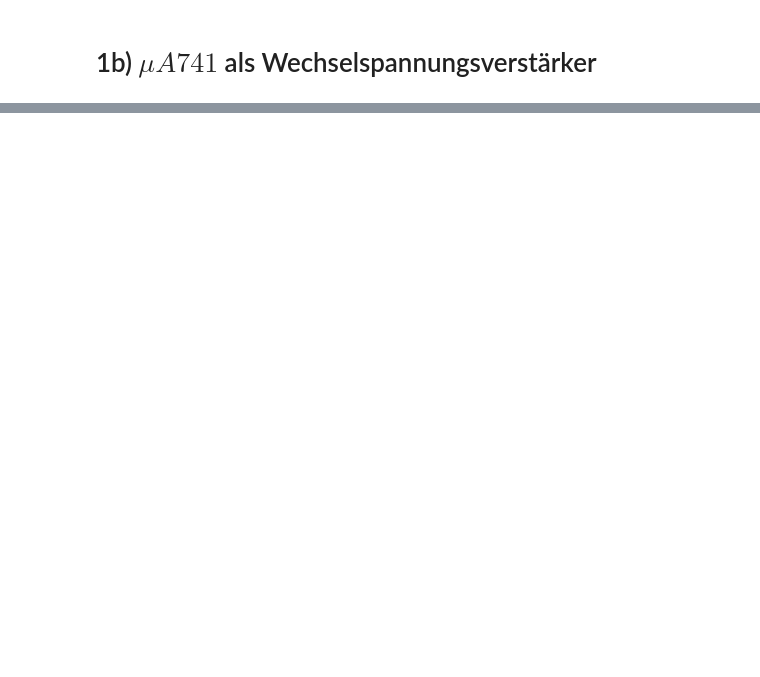
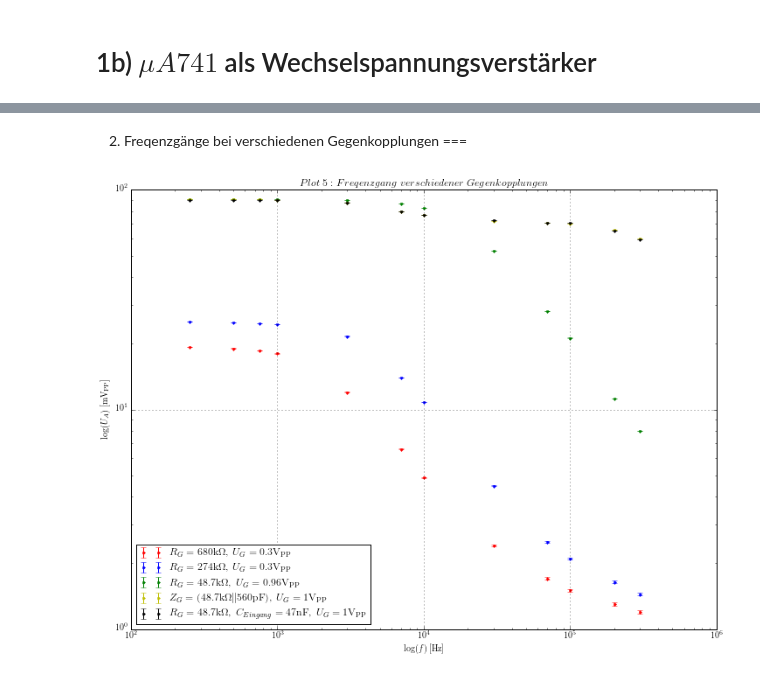
Before and after one commit to krauthex/AP2.2, a Jupyter notebook: v242/v424.ipynb, the cells around one changed output, grey strips where cells are left out. Drawn from its saved outputs; the diff is of its cells as text; code cells hidden in the pictures; blank space fills up the shorter version.

```diff
--- a/v242/v424.ipynb
+++ b/v242/v424.ipynb
@@ -171,0 +172,39 @@ fig.savefig('.data/plot3_4.pdf', format='pdf', dpi=200)
+# %% [markdown]
+2) Freqenzgänge bei verschiedenen Gegenkopplungen
+===
+# %%
+## loading the data tables, f stays the same
+f, Ua1 = main.load_data(".data/tab5.txt")
+f, Ua2 = main.load_data(".data/tab6.txt")
+f, Ua3 = main.load_data(".data/tab7.txt")
+f, Ua4 = main.load_data(".data/tab8.txt")
+f, Ua5 = main.load_data(".data/tab9.txt")
+
+## errors: Ua +/- 2 Digits
+Ua_err = 0.02
+Ua1 = unp.uarray(Ua1, Ua_err)
+Ua2 = unp.uarray(Ua2, Ua_err)
+Ua3 = unp.uarray(Ua3, Ua_err)
+Ua4 = unp.uarray(Ua4, Ua_err)
+Ua5 = unp.uarray(Ua5, Ua_err)
+
+## plotting section
+fig = plt.figure(figsize=(12,9))
+ax = fig.add_subplot(111)
+ax.errorbar(f, unp.nominal_values(Ua1), yerr=unp.std_devs(Ua1), fmt='r.', label='$R_G=680\mathrm{k}\Omega,\ U_G=0.3\mathrm{V_{PP}}$')
+ax.errorbar(f, unp.nominal_values(Ua2), yerr=unp.std_devs(Ua2), fmt='b.', label='$R_G=274\mathrm{k}\Omega,\ U_G=0.3\mathrm{V_{PP}}$')
+ax.errorbar(f, unp.nominal_values(Ua3), yerr=unp.std_devs(Ua3), fmt='g.', label='$R_G=48.7\mathrm{k}\Omega,\ U_G=0.96\mathrm{V_{PP}}$')
+ax.errorbar(f, unp.nominal_values(Ua4), yerr=unp.std_devs(Ua4), fmt='y.', label='$Z_G=(48.7\mathrm{k}\Omega||560\mathrm{pF}),\ U_G=1\mathrm{V_{PP}}$')
+ax.errorbar(f, unp.nominal_values(Ua5), yerr=unp.std_devs(Ua5), fmt='k.', label='$R_G=48.7\mathrm{k}\Omega,\ C_{Eingang}=47\mathrm{nF},\ U_G=1\mathrm{V_{PP}}$')
+ax.set_xlabel('$\mathrm{log}(f)\ \mathrm{[Hz]}$')
+ax.set_ylabel('$\mathrm{log}(U_A)\ \mathrm{[mV_{PP}]}$')
+ax.set_title('$Plot\ 5: Freqenzgang\ verschiedener\ Gegenkopplungen$')
+ax.grid(axis='both')
+ax.set_xscale('log')
+ax.set_yscale('log')
+ax.legend(loc=0)
+
+## save the figure
+#fig.savefig('.data/plot5.pdf', format='pdf', dpi=200)
+# %% [output]
+[figure, added]
```
Also changed, not shown: parts of 2 cells of this notebook.
